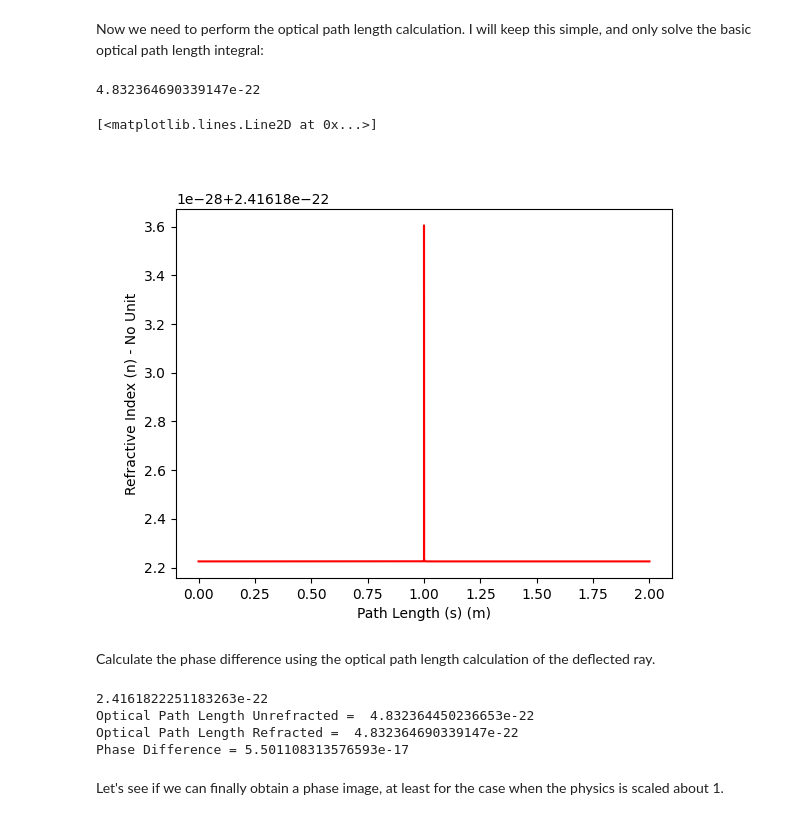
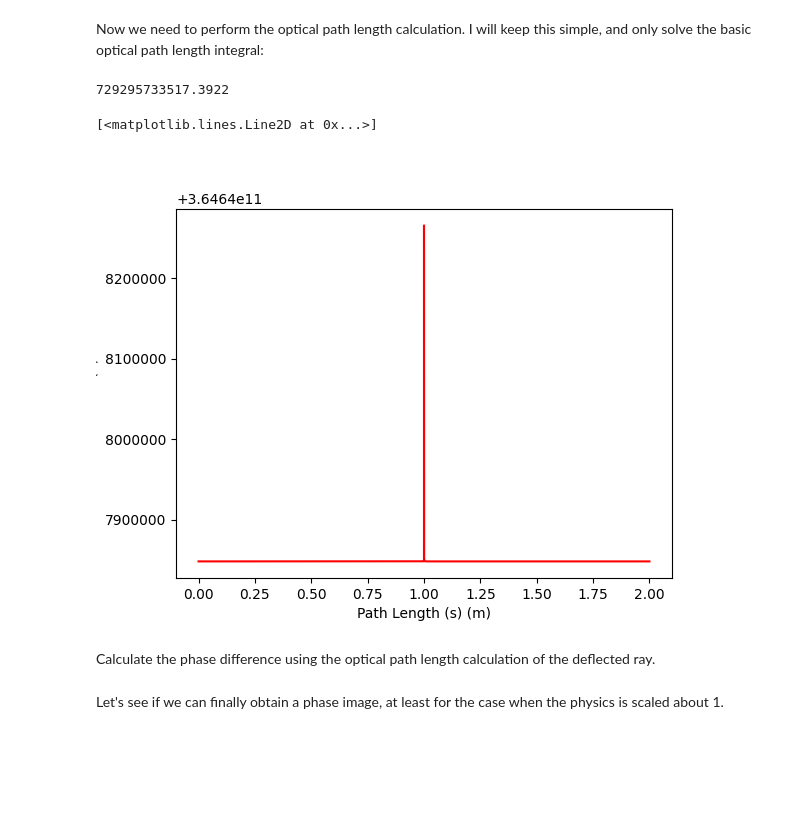
Before and after one commit to AMCLab/TEMGYMAdvanced, a Jupyter notebook: JanghyunCOMAnalysis/wire_giulio_baseline_scaled_to_one.ipynb, the cells around one changed output. Drawn from its saved outputs; the diff is of its cells as text; code cells hidden in the pictures; blank space fills up the shorter version.

```diff
--- a/JanghyunCOMAnalysis/wire_giulio_baseline_scaled_to_one.ipynb
+++ b/JanghyunCOMAnalysis/wire_giulio_baseline_scaled_to_one.ipynb
@@ -327,43 +327,19 @@ print(wavelengths[-1])
 Now we need to perform the optical path length calculation. I will keep this simple, and only solve the basic optical path length integral:
 # %%
 from scipy.integrate import simpson
-def optical_path_length(x, y, z, phi_hat_lambda, phi_hat_lambda_0, wavelengths):
 
+def get_phase(x, y, z, wavelengths, phi_hat_lambda):
+    phi_hat_lambda0 = phi_hat_lambda(x[0], y[0], z[0])
     deltax, deltay, deltaz = np.diff(x), np.diff(y), np.diff(z) #get the differences between each coordinate
+    ds = np.sqrt(deltax**2+deltay**2+deltaz**2)
     s = np.cumsum(np.pad(np.sqrt(deltax**2+deltay**2+deltaz**2), (1, 0), "constant")) #path length calculation, with 0 appended to the start
-    n = np.sqrt(phi_hat_lambda(x, y, z)/phi_hat_lambda_0(x, y, z))/wavelengths
-    opl_n = simpson(n, s)
+    n_wavelengths = np.sum(np.sqrt(phi_hat_lambda(x[:-1], y[:-1], z[:-1])/phi_hat_lambda0)/wavelengths[:-1]*ds)
+    phase = 2*np.pi*((n_wavelengths)-(n_wavelengths//1))
 
-    #plt.figure()
-    #plt.plot(s, phi_hat_lambda(x, y, z))
-
-    return s, n, opl_n,
-
-s, n, opl_n = optical_path_length(x_precise[0], x_precise[2], z_precise, phi_hat_lambda, phi_hat_lambda(x_precise[0][0], x_precise[2][0], z_precise[0]))
-print(opl_n)
-
-plt.figure()
-plt.xlabel('Path Length (s) (m)')
-plt.ylabel('Refractive Index (n) - No Unit')
-plt.plot(s, n, '-r')
+    return phase
 # %% [output]
-4.832364690339147e-22
+729295733517.3922
 [<matplotlib.lines.Line2D at 0x...>]
-[figure, old version]
+[figure, new version]
 # %% [markdown]
 Calculate the phase difference using the optical path length calculation of the deflected ray.
-# %%
-#Calculate optical path length of ray that has not been through the wire, and still has the original wavelength
-z_starting_at_0 = z_precise+abs(z0)
-print(n[0])
-opl_one = abs(z_starting_at_0[-1]-z_starting_at_0[0])*(n[0])
-print('Optical Path Length Unrefracted = ', opl_one)
-print('Optical Path Length Refracted = ', opl_n)
-''
-phase_difference = ((2*np.pi)*(opl_n - opl_one))/wavelengths[0]
-print('Phase Difference =', phase_difference)
-# %% [output]
-2.4161822251183263e-22
-Optical Path Length Unrefracted =  4.832364450236653e-22
-Optical Path Length Refracted =  4.832364690339147e-22
-Phase Difference = 5.501108313576593e-17
```
Also changed, not shown: parts of 2 cells of this notebook, 1 other file.
